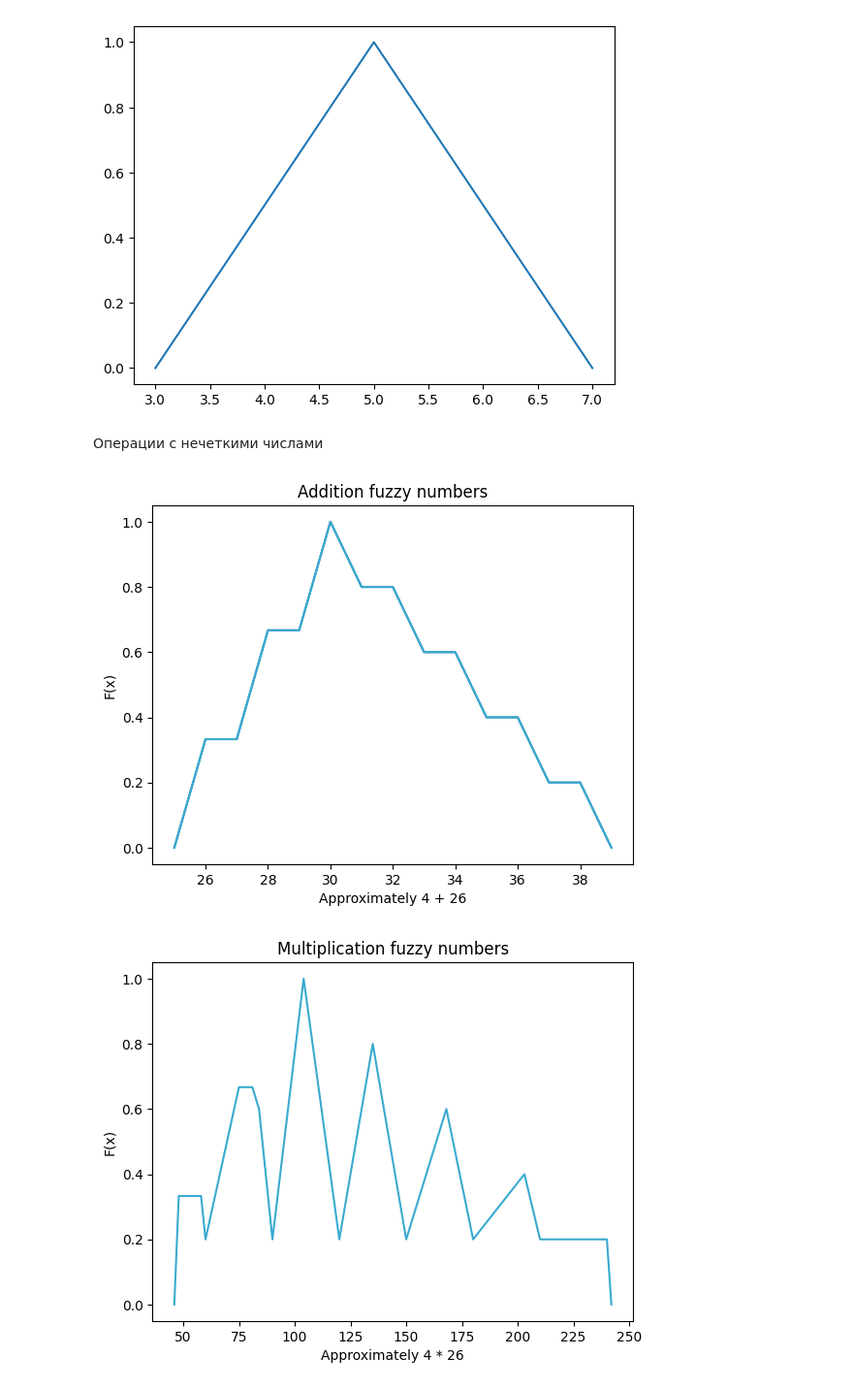
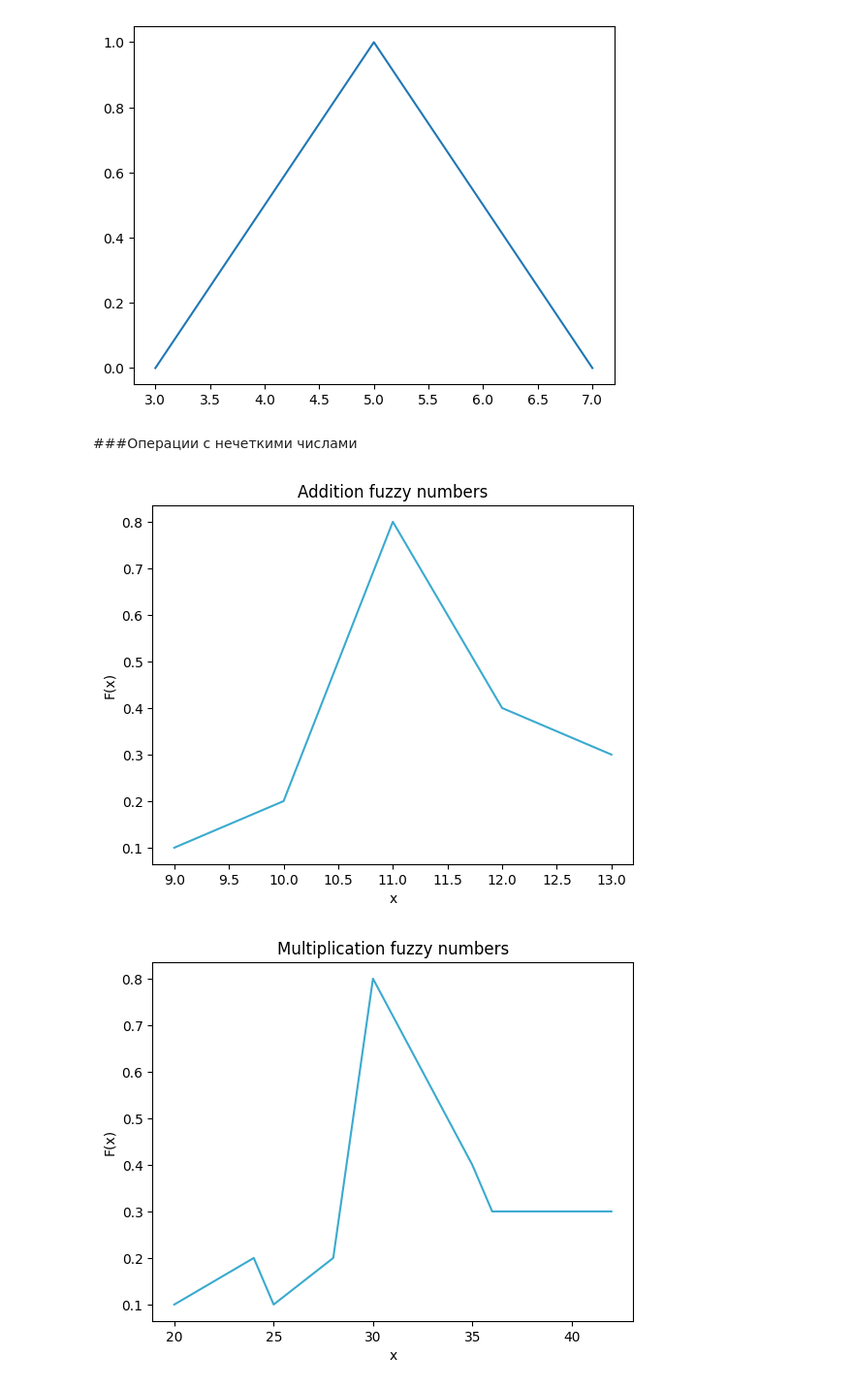
Before and after one commit to qylikss/Interval_and_Fuzzy_Numbers, a Jupyter notebook: Fuzzy_numbers.ipynb, the cells around one changed output. Shown at 97% size. Drawn from its saved outputs; the diff is of its cells as text; code cells hidden in the pictures.

Commit message:
Calculator of interval and fuzzy numbers

```diff
--- a/Fuzzy_numbers.ipynb
+++ b/Fuzzy_numbers.ipynb
@@ -76,0 +89,12 @@ print(a2(a, b, k))
+# %%
+x = [2, 4]
+y = [3, 5]
+n = 4 #Порядок производной
+def diff_int(x, y, n):
+    right = (2 ** (n - 1) * (y[1] - y[0])) / ((x[1] - x[0]) ** n)
+    left = -right
+    return [left, right]
+
+print(diff_int(x, y, n))
+print(diff_int([3, 6], [2, 8], 3))
+print(diff_int([-10, 5], [-6, -1], 9))
@@ -105,4 +133,4 @@ plt.plot(x, ans_arr)
 [<matplotlib.lines.Line2D at 0x...>]
 [figure]
 # %% [markdown]
-Операции с нечеткими числами
+###Операции с нечеткими числами
@@ -193,30 +257,21 @@ ver_b, x_b = ver(left_b, b, right_b)
 # %%
-x, y = fuzzy_calcul(ver_a, x_a, '+', ver_b, x_b)
-x = np.insert(x, 0, x[0] - (x[1] - x[0]))
-x = np.append(x, x[-1] + (x[1] - x[0]))
-y = np.insert(y, 0, 0)
-y = np.append(y, 0)
-plt.plot(x, y)
+x, y = fuzzy_add(ver_a, x_a, ver_b, x_b)
 
 plt.title('Addition fuzzy numbers', fontsize=12)
-plt.xlabel(f'Approximately {a} + {b}')
+plt.xlabel('x')
 plt.ylabel('F(x)')
 plt.plot(x, y, color='#3AAACF')
 plt.show()
 # %% [output]
-[figure, old version]
+[figure, new version]
 # %%
-x, y = fuzzy_calcul(ver_a, x_a, '*', ver_b, x_b)
-x = np.insert(x, 0, x[0] - (x[1] - x[0]))
-x = np.append(x, x[-1] + (x[1] - x[0]))
-y = np.insert(y, 0, 0)
-y = np.append(y, 0)
+x, y = fuzzy_mul(ver_a, x_a, ver_b, x_b)
 
 plt.title('Multiplication fuzzy numbers', fontsize=12)
-plt.xlabel(f'Approximately {a} * {b}')
+plt.xlabel('x')
 plt.ylabel('F(x)')
 plt.plot(x, y, color='#3AAACF')
 plt.show()
 # %% [output]
-[figure, old version]
+[figure, new version]
 # %%
```
Also changed, not shown: parts of 30 cells of this notebook.
